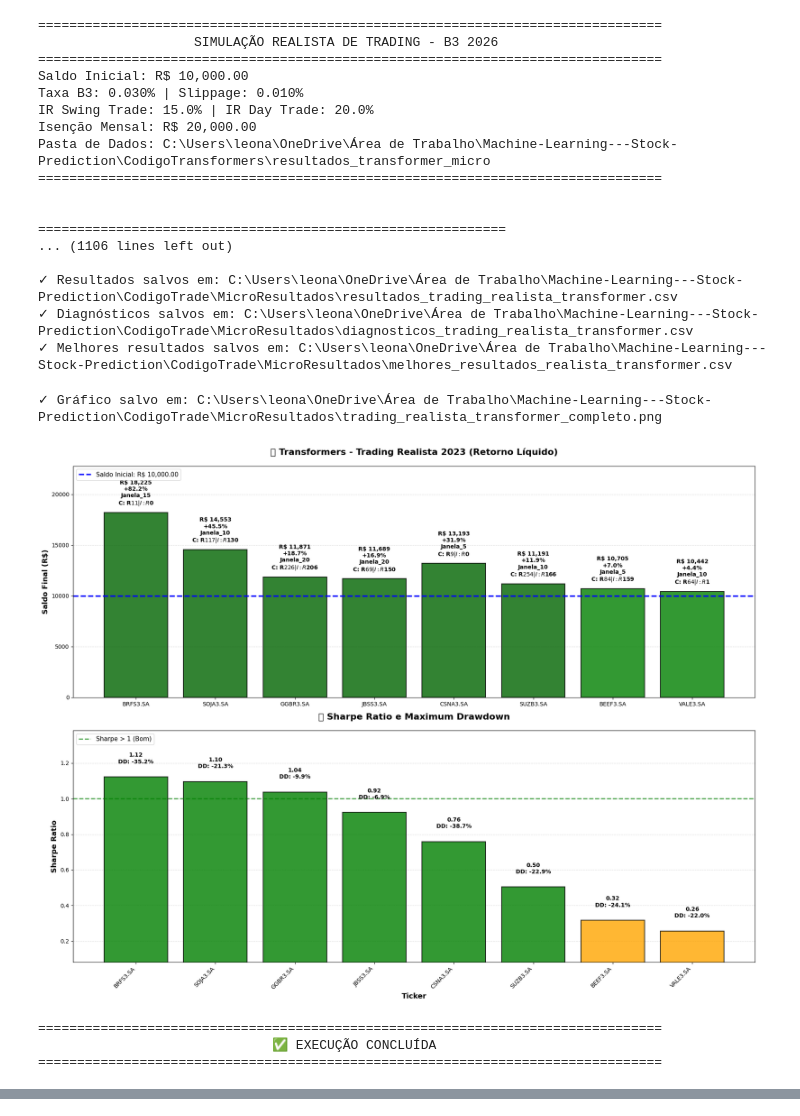
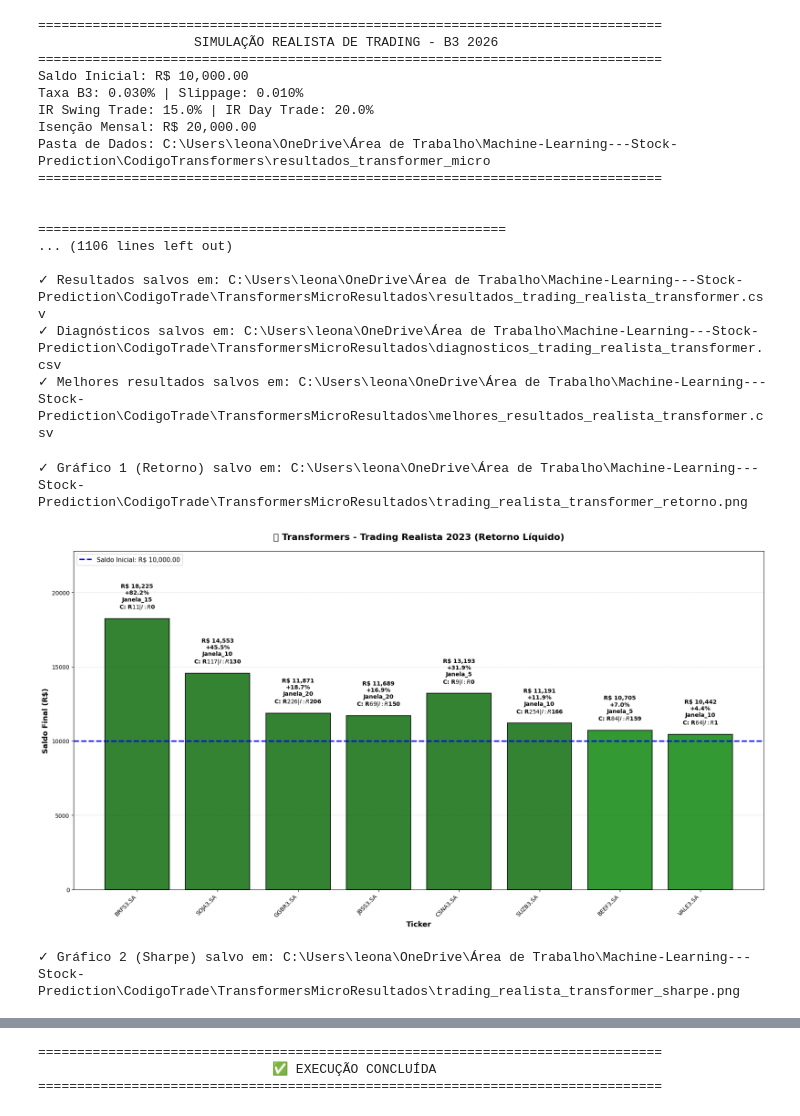
Before and after one commit to LeonardoRodriSilva/Machine-Learning---Stock-Prediction, a Jupyter notebook: CodigoTrade/TransformersMacroMicroV2.ipynb, the cells around one changed output, grey strips where cells are left out. Saved outputs shown, nothing was run; the diff lists cells and outputs as text; code cells hidden in the pictures.

```diff
--- a/CodigoTrade/TransformersMacroMicroV2.ipynb
+++ b/CodigoTrade/TransformersMacroMicroV2.ipynb
@@ -18,7 +18,7 @@ ISENCAO_VENDA_MENSAL = 20000          # R$ 20k
 input_dir = r"C:\Users\leona\OneDrive\Área de Trabalho\Machine-Learning---Stock-Prediction\CodigoTransformers\resultados_transformer_micro"
 
 # Diretório onde os resultados serão salvos
-output_dir = r"C:\Users\leona\OneDrive\Área de Trabalho\Machine-Learning---Stock-Prediction\CodigoTrade\MicroResultados"
+output_dir = r"C:\Users\leona\OneDrive\Área de Trabalho\Machine-Learning---Stock-Prediction\CodigoTrade\TransformersMicroResultados"
 os.makedirs(output_dir, exist_ok=True)
 
 transactions_dir = os.path.join(output_dir, "Transacoes")
@@ -446,10 +446,9 @@ if melhores_resultados:
     df_melhores.to_csv(melhores_filepath, index=False)
     print(f"✓ Melhores resultados salvos em: {melhores_filepath}")
 
-    # Gráfico com escala ajustada
-    fig, (ax1, ax2) = plt.subplots(2, 1, figsize=(18, 14))
+    # ========== GRÁFICO 1: Retorno Líquido (Trading Realista) ==========
+    fig1, ax1 = plt.subplots(figsize=(18, 10))
 
-    # Gráfico 1: Retorno Líquido
     colors = ['darkgreen' if r > 10 else 'green' if r > 0 else 'red' for r in df_melhores['Retorno Liquido (%)']]
     bars = ax1.bar(df_melhores['Ticker'], df_melhores['Saldo Final'],
                    color=colors, edgecolor='black', linewidth=1.5, alpha=0.8)
@@ -474,12 +473,22 @@ if melhores_resultados:
 
     ax1.set_title('🤖 Transformers - Trading Realista 2023 (Retorno Líquido)',
                   fontsize=16, fontweight='bold', pad=20)
+    ax1.set_xlabel('Ticker', fontsize=13, fontweight='bold')
     ax1.set_ylabel('Saldo Final (R$)', fontsize=13, fontweight='bold')
     ax1.legend(fontsize=11, loc='upper left')
     ax1.grid(axis='y', alpha=0.4, linestyle='--')
     ax1.set_axisbelow(True)
+    plt.xticks(rotation=45, ha='right')
+    plt.tight_layout()
 
-    # Gráfico 2: Sharpe Ratio
+    grafico1_filepath = os.path.join(output_dir, "trading_realista_transformer_retorno.png")
+    plt.savefig(grafico1_filepath, dpi=300, bbox_inches='tight')
+    print(f"✓ Gráfico 1 (Retorno) salvo em: {grafico1_filepath}")
+    plt.show()
+
+    # ========== GRÁFICO 2: Sharpe Ratio ==========
+    fig2, ax2 = plt.subplots(figsize=(18, 10))
+
     colors2 = ['darkgreen' if s > 1.5 else 'green' if s > 0.5 else 'orange' if s > 0 else 'darkred'
                for s in df_melhores['Sharpe Ratio']]
     ax2.bar(df_melhores['Ticker'], df_melhores['Sharpe Ratio'],
@@ -506,42 +515,39 @@ if melhores_resultados:
     ax2.set_title('📊 Sharpe Ratio e Maximum Drawdown',
                   fontsize=16, fontweight='bold', pad=20)
     ax2.set_xlabel('Ticker', fontsize=13, fontweight='bold')
     ax2.set_ylabel('Sharpe Ratio', fontsize=13, fontweight='bold')
     ax2.legend(fontsize=11, loc='upper left')
     ax2.grid(axis='y', alpha=0.4, linestyle='--')
     ax2.set_axisbelow(True)
-
     plt.xticks(rotation=45, ha='right')
     plt.tight_layout()
 
-    grafico_filepath = os.path.join(output_dir, "trading_realista_transformer_completo.png")
-    plt.savefig(grafico_filepath, dpi=300, bbox_inches='tight')
-    print(f"✓ Gráfico salvo em: {grafico_filepath}")
+    grafico2_filepath = os.path.join(output_dir, "trading_realista_transformer_sharpe.png")
+    plt.savefig(grafico2_filepath, dpi=300, bbox_inches='tight')
+    print(f"✓ Gráfico 2 (Sharpe) salvo em: {grafico2_filepath}")
     plt.show()
 
 print("\n" + "="*80)
 print(" "*30 + "✅ EXECUÇÃO CONCLUÍDA")
 print("="*80)
 # %% [output]
 ================================================================================
                     SIMULAÇÃO REALISTA DE TRADING - B3 2026
 ================================================================================
 Saldo Inicial: R$ 10,000.00
 Taxa B3: 0.030% | Slippage: 0.010%
 IR Swing Trade: 15.0% | IR Day Trade: 20.0%
 Isenção Mensal: R$ 20,000.00
 Pasta de Dados: C:\Users\leona\OneDrive\Área de Trabalho\Machine-Learning---Stock-Prediction\CodigoTransformers\resultados_transformer_micro
 ================================================================================
 
 
 ============================================================
 ... (1106 lines left out)
 
-✓ Resultados salvos em: C:\Users\leona\OneDrive\Área de Trabalho\Machine-Learning---Stock-Prediction\CodigoTrade\MicroResultados\resultados_trading_realista_transformer.csv
-✓ Diagnósticos salvos em: C:\Users\leona\OneDrive\Área de Trabalho\Machine-Learning---Stock-Prediction\CodigoTrade\MicroResultados\diagnosticos_trading_realista_transformer.csv
-✓ Melhores resultados salvos em: C:\Users\leona\OneDrive\Área de Trabalho\Machine-Learning---Stock-Prediction\CodigoTrade\MicroResultados\melhores_resultados_realista_transformer.csv
+✓ Resultados salvos em: C:\Users\leona\OneDrive\Área de Trabalho\Machine-Learning---Stock-Prediction\CodigoTrade\TransformersMicroResultados\resultados_trading_realista_transformer.csv
+✓ Diagnósticos salvos em: C:\Users\leona\OneDrive\Área de Trabalho\Machine-Learning---Stock-Prediction\CodigoTrade\TransformersMicroResultados\diagnosticos_trading_realista_transformer.csv
+✓ Melhores resultados salvos em: C:\Users\leona\OneDrive\Área de Trabalho\Machine-Learning---Stock-Prediction\CodigoTrade\TransformersMicroResultados\melhores_resultados_realista_transformer.csv
-✓ Gráfico salvo em: C:\Users\leona\OneDrive\Área de Trabalho\Machine-Learning---Stock-Prediction\CodigoTrade\MicroResultados\trading_realista_transformer_completo.png
+✓ Gráfico 1 (Retorno) salvo em: C:\Users\leona\OneDrive\Área de Trabalho\Machine-Learning---Stock-Prediction\CodigoTrade\TransformersMicroResultados\trading_realista_transformer_retorno.png
-[figure, old version]
+[figure, new version]
-================================================================================
-                              ✅ EXECUÇÃO CONCLUÍDA
-================================================================================
+✓ Gráfico 2 (Sharpe) salvo em: C:\Users\leona\OneDrive\Área de Trabalho\Machine-Learning---Stock-Prediction\CodigoTrade\TransformersMicroResultados\trading_realista_transformer_sharpe.png
@@ -547,0 +555,3 @@ Pasta de Dados: C:\Users\leona\OneDrive\Área de Trabalho\Machine-Learning---Sto
+================================================================================
+                              ✅ EXECUÇÃO CONCLUÍDA
+================================================================================
```
Also changed, not shown: parts of 1 cell of this notebook, 9 other files.
